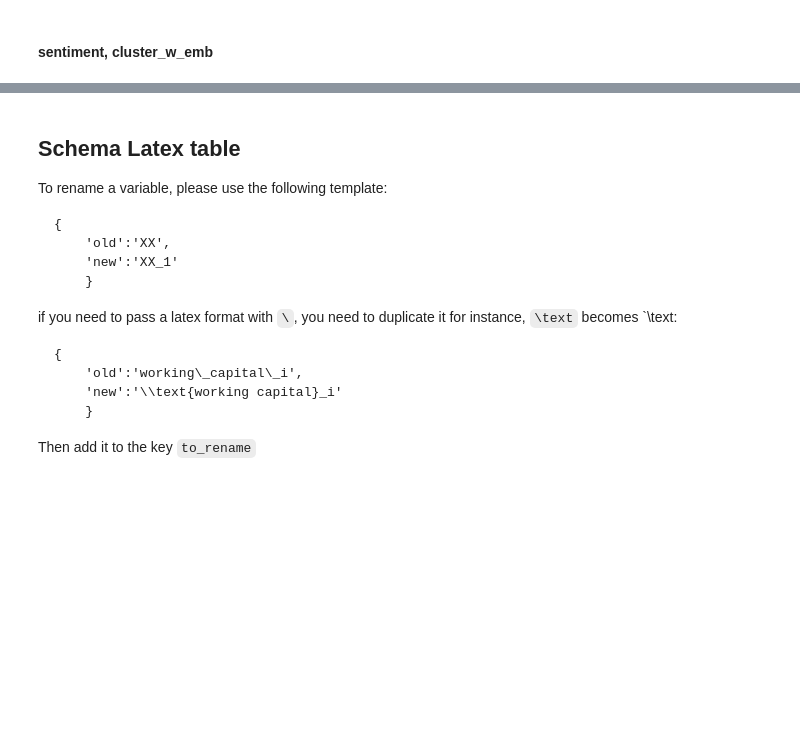
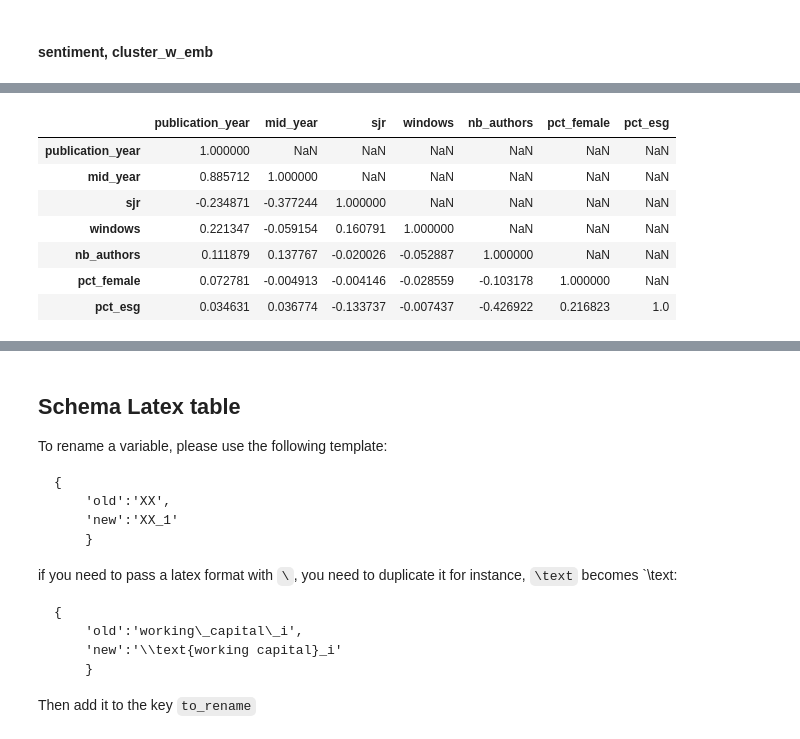
Before and after one commit to thomaspernet/esg_metadata, a Jupyter notebook: 02_data_analysis/01_model_train_evaluate/01_sign_of_effect/00_sign_of_effect_classification.ipynb, the cells around one changed output, grey strips where cells are left out. Cells and saved outputs as stored; diff of their text form; code cells hidden in the pictures; blank space fills up the shorter version.

```diff
--- a/02_data_analysis/01_model_train_evaluate/01_sign_of_effect/00_sign_of_effect_classification.ipynb
+++ b/02_data_analysis/01_model_train_evaluate/01_sign_of_effect/00_sign_of_effect_classification.ipynb
@@ -1019,0 +1333,11 @@ pd.concat(
+# %%
+corr.where(np.triu(np.ones_like(corr, dtype=bool))).T
+# %% [output]
+|  | publication_year | mid_year | sjr | windows | nb_authors | pct_female | pct_esg |
+| publication_year | 1.000000 | NaN | NaN | NaN | NaN | NaN | NaN |
+| mid_year | 0.885712 | 1.000000 | NaN | NaN | NaN | NaN | NaN |
+| sjr | -0.234871 | -0.377244 | 1.000000 | NaN | NaN | NaN | NaN |
+| windows | 0.221347 | -0.059154 | 0.160791 | 1.000000 | NaN | NaN | NaN |
+| nb_authors | 0.111879 | 0.137767 | -0.020026 | -0.052887 | 1.000000 | NaN | NaN |
+| pct_female | 0.072781 | -0.004913 | -0.004146 | -0.028559 | -0.103178 | 1.000000 | NaN |
+| pct_esg | 0.034631 | 0.036774 | -0.133737 | -0.007437 | -0.426922 | 0.216823 | 1.0 |
```
Also changed, not shown: parts of 46 cells of this notebook, 1 other file.
